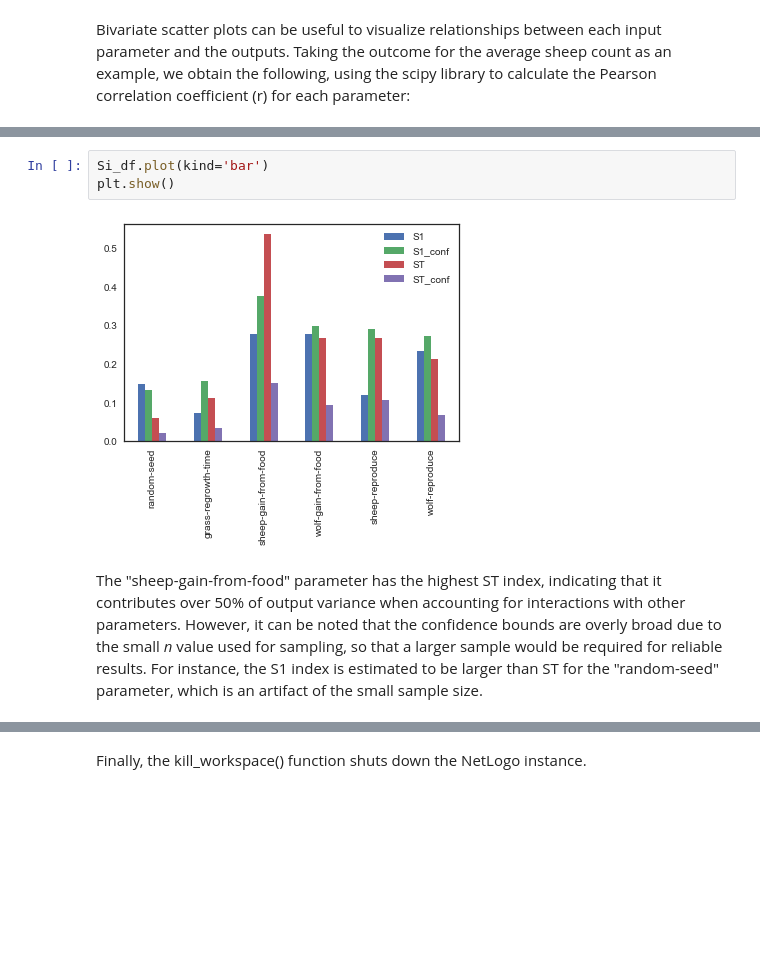
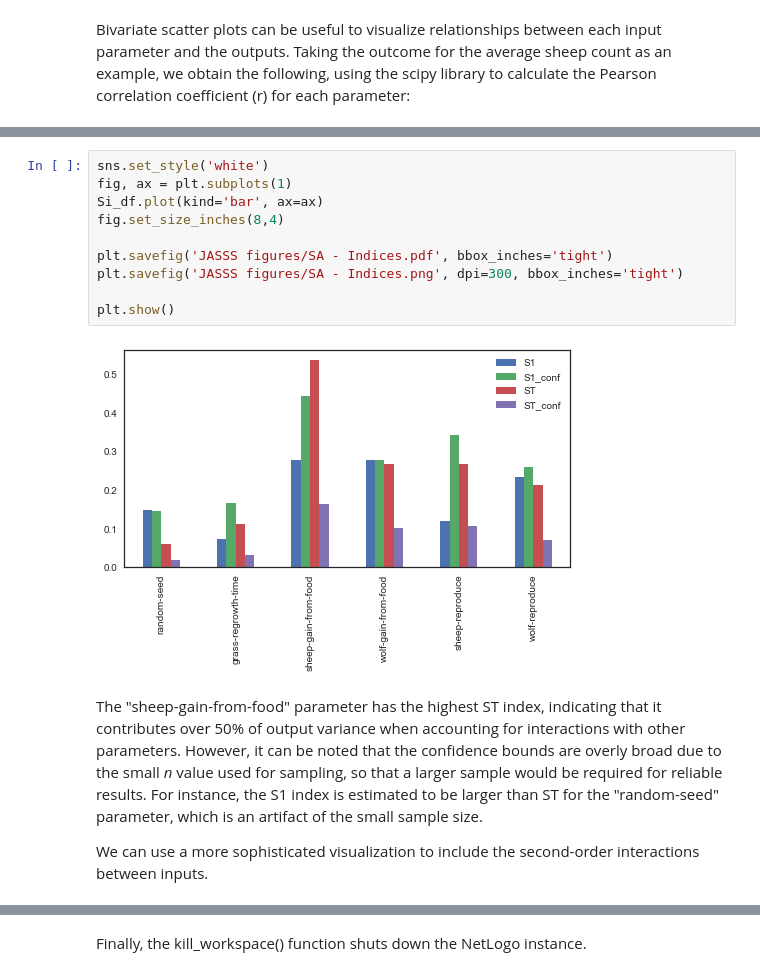
Before and after one commit to quaquel/pynetlogo_jasss, a Jupyter notebook: Example/pyNetLogo demo - SALib.ipynb, the cells around one changed output, grey strips where cells are left out. Cells and saved outputs as stored; diff of their text form; blank space fills up the shorter version.

```diff
--- a/Example/pyNetLogo demo - SALib.ipynb
+++ b/Example/pyNetLogo demo - SALib.ipynb
@@ -141,7 +149,16 @@ Si_df
-# %%
-Si_df.plot(kind='bar')
-plt.show()
-# %% [output]
-[figure, removed]
+# %%
+sns.set_style('white')
+fig, ax = plt.subplots(1)
+Si_df.plot(kind='bar', ax=ax)
+fig.set_size_inches(8,4)
+
+plt.savefig('JASSS figures/SA - Indices.pdf', bbox_inches='tight')
+plt.savefig('JASSS figures/SA - Indices.png', dpi=300, bbox_inches='tight')
+
+plt.show()
+# %% [output]
+[figure, added]
 # %% [markdown]
 The "sheep-gain-from-food" parameter has the highest ST index, indicating that it contributes over 50% of output variance when accounting for interactions with other parameters. However, it can be noted that the confidence bounds are overly broad due to the small _n_ value used for sampling, so that a larger sample would be required for reliable results. For instance, the S1 index is estimated to be larger than ST for the "random-seed" parameter, which is an artifact of the small sample size.
+
+We can use a more sophisticated visualization to include the second-order interactions between inputs.
```
Also changed, not shown: parts of 14 cells of this notebook, 11 other files.
